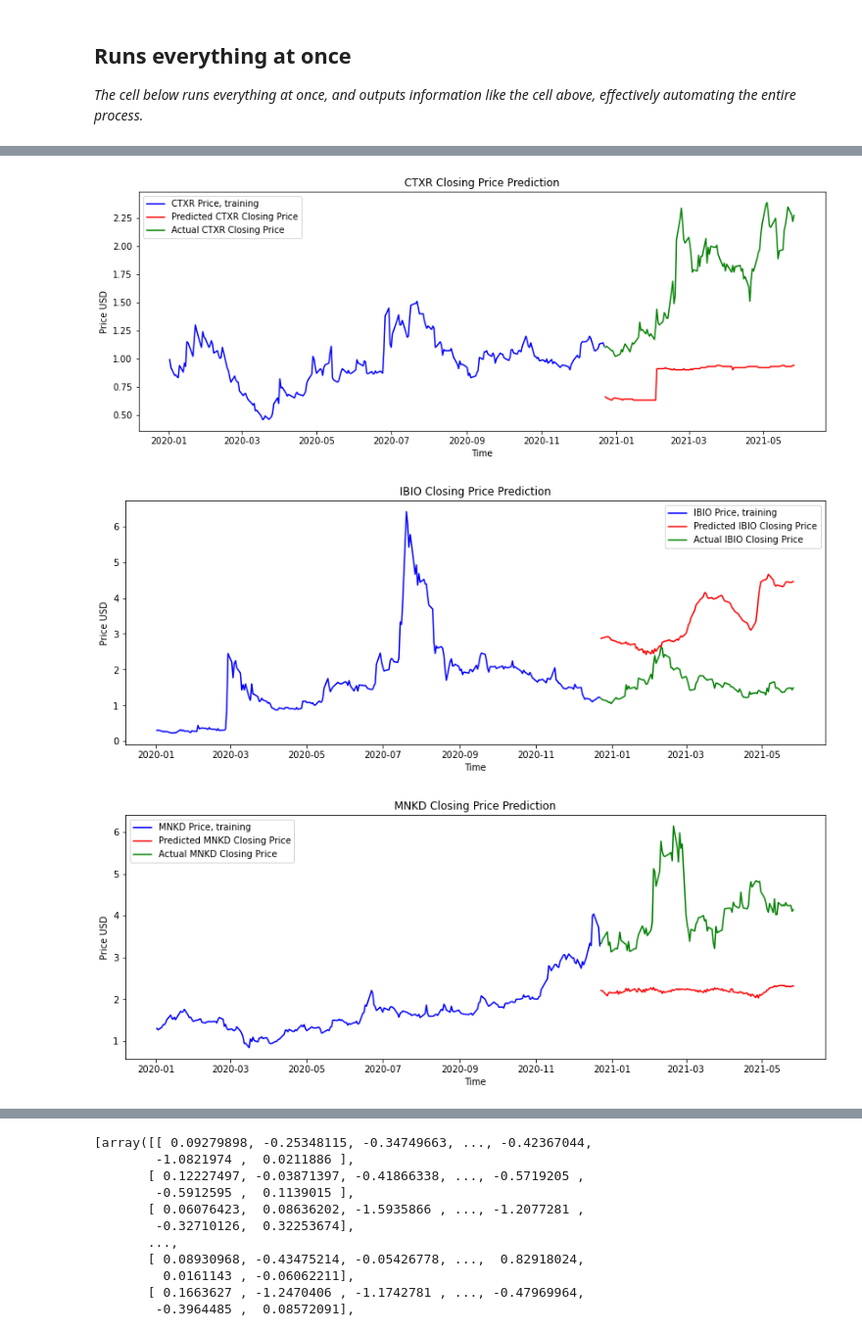
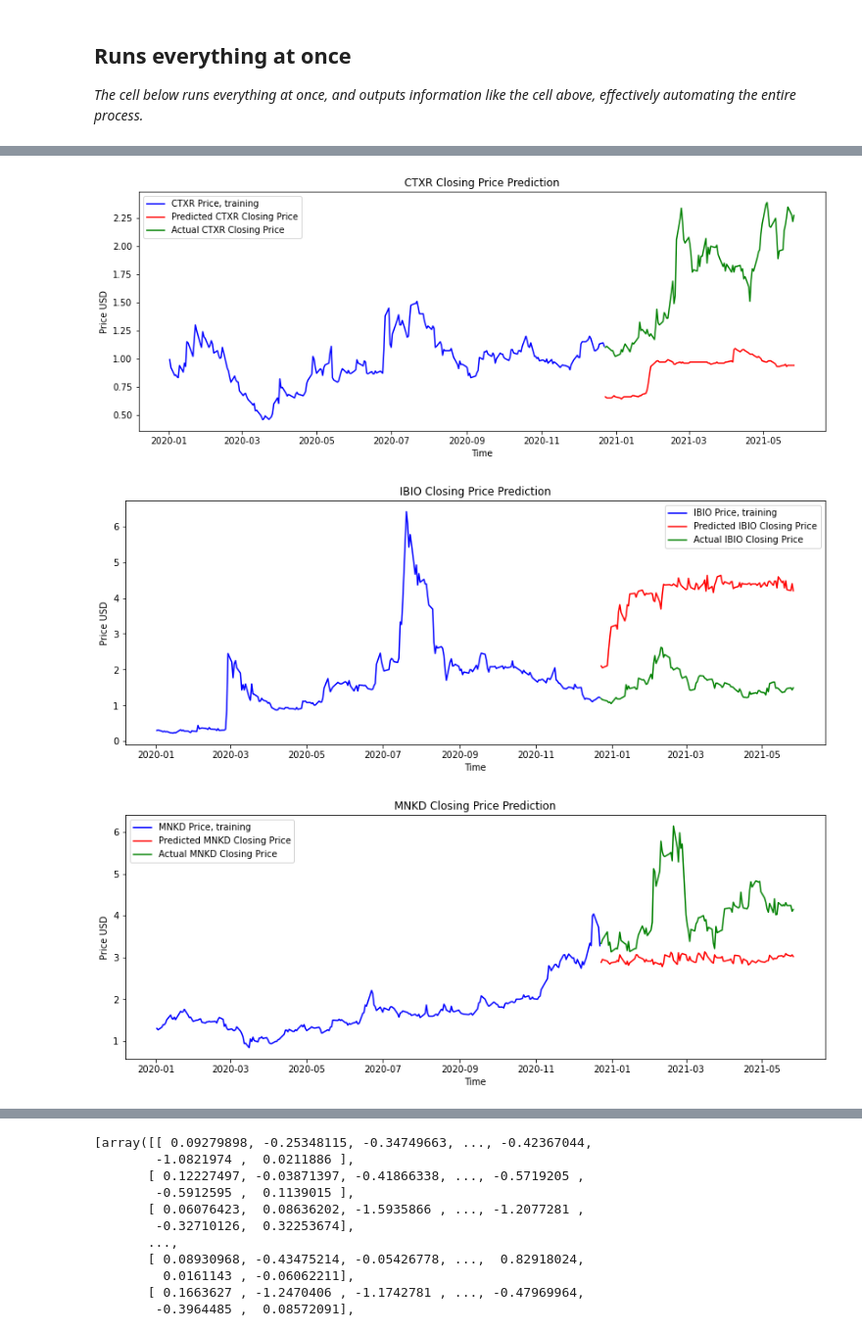
Before and after one commit to jmacdonald2010/stock-prediction, a Jupyter notebook: mlTests03_EOD.ipynb, the cells around one changed output, grey strips where cells are left out. Shown at 98% size. Cells and saved outputs as stored; diff of their text form; code cells hidden in the pictures.

Commit message:
new best model found, trying more

```diff
--- a/mlTests03_EOD.ipynb
+++ b/mlTests03_EOD.ipynb
@@ -647,7 +647,7 @@ import datetime
 import os
 from sklearn.metrics import mean_squared_error
 test_symbols = ["CTXR", "IBIO", "MNKD", "IMGN", "ATOS", "SPPI"]
-model_settings = {'epochs': 100, 'batch_size': 32, 'train_test_ratio': 0.7, 'hidden_layers': 3, 'units': 100}
+model_settings = {'epochs': 100, 'batch_size': 4, 'train_test_ratio': 0.7, 'hidden_layers': 3, 'units': 100}
 
 # Choose what Symbol you would like to predict:
 symbol = 'CTXR'     # change to whatever symbol in your dataframe you'd like to attempt to predict.
@@ -888,33 +888,33 @@ for symbol in test_symbols:
     plt.plot(test_data[symbol], color = 'green', label = f'Actual {symbol} Closing Price')
     # plt.title("FCEL Closing PRice Prediction w/ MSE {:10:4f}".format(mse))
     plt.title(f'{symbol} Closing Price Prediction')
     plt.xlabel("Time")
     plt.ylabel('Price USD')
     plt.legend()
     plt.savefig(f"{path}/{symbol}_{current_datetime}")
 
     mse = mean_squared_error(test_data[symbol], predicted_price[f'{symbol}_predicted'])
     mse_values[symbol] = mse
 
 mse_values.to_csv(f"{path}/{current_datetime}_mse.csv")
 # %% [output]
 Fitting to ABEO
 Training feature 1 of 412
 Fitting to ABIO
 Training feature 2 of 412
 Fitting to ABMC
 Training feature 3 of 412
 Fitting to ABUS
 Training feature 4 of 412
 Fitting to ACER
 Training feature 5 of 412
 Fitting to ACRX
 Training feature 6 of 412
 ... (820 lines left out)
 Shape of test data: (166, 412)
 Shape of test data: (166, 412)
 Shape of test data: (166, 412)
 Shape of test data: (166, 412)
-[figure, old version]
+[figure, new version]
-[figure, old version]
+[figure, new version]
-[figure, old version]
+[figure, new version]
```
Also changed, not shown: parts of 1 cell of this notebook, 12 other files.
